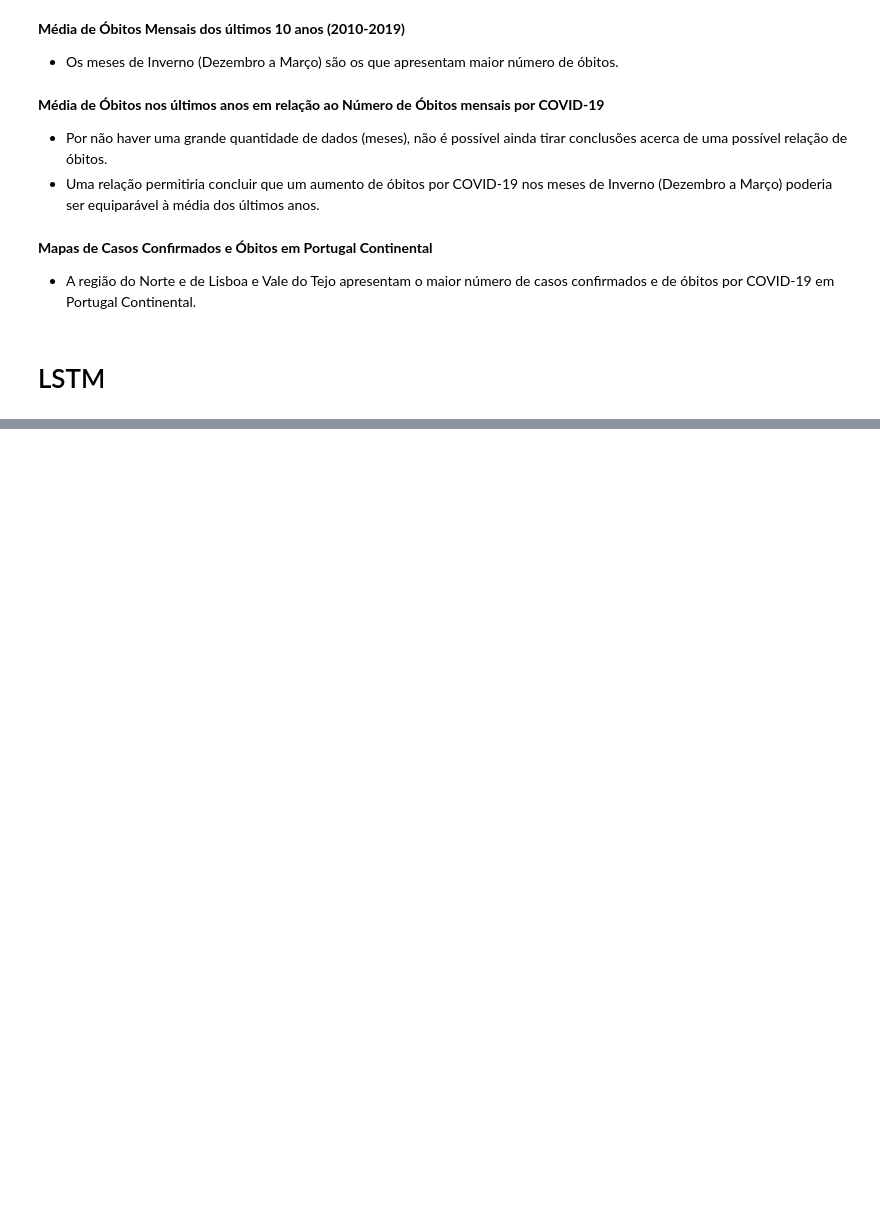
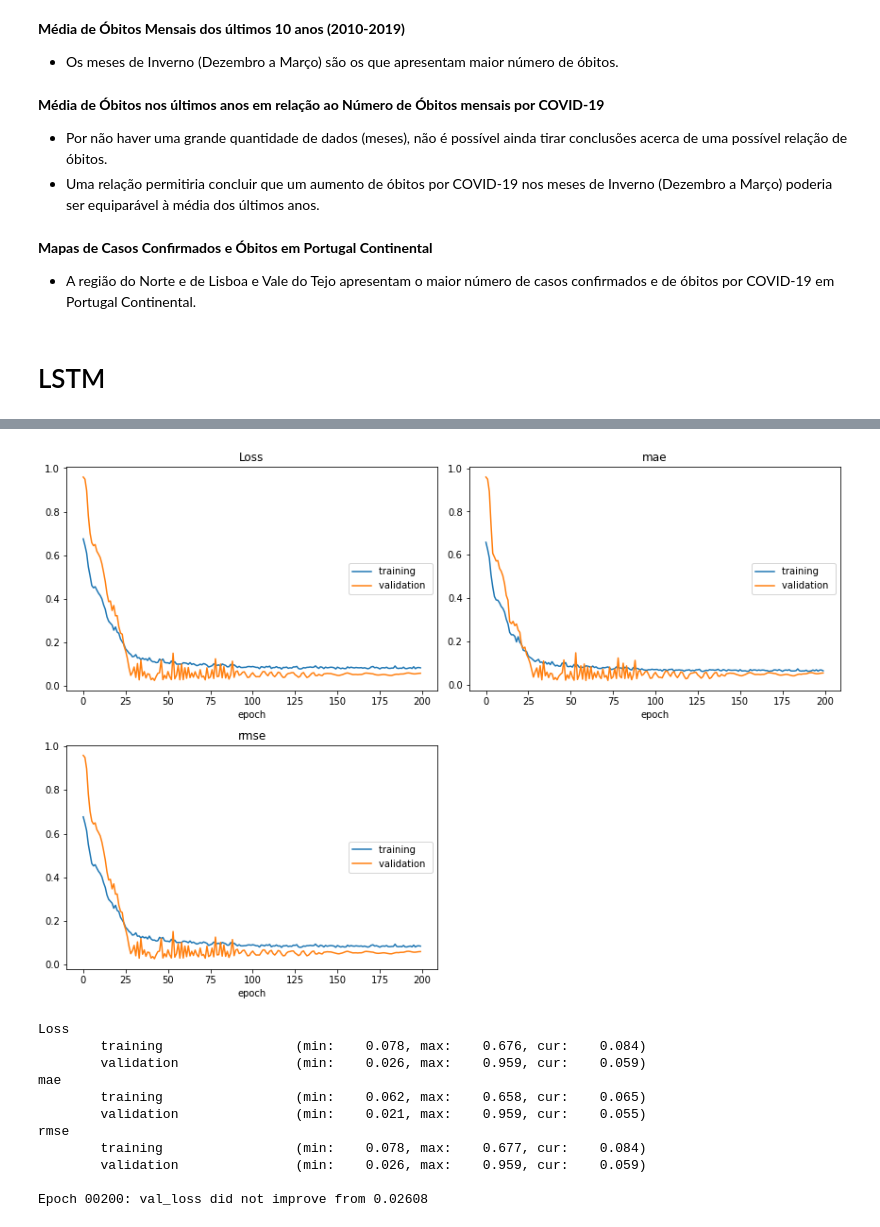
Before and after one commit to xRAFPx/AAII, a Jupyter notebook: Data_Analysis.ipynb, the cells around one changed output, grey strips where cells are left out. Saved outputs shown, nothing was run; the diff lists cells and outputs as text; code cells hidden in the pictures; blank space fills up the shorter version.

Commit message:
LSTM + GRU

```diff
--- a/Data_Analysis.ipynb
+++ b/Data_Analysis.ipynb
@@ -837,0 +908,5 @@ def data_normalization(df, normalization_range=(-1, 1)):
+# %%
+def rmse(y_true, y_pred):
+    #RMSE = tf.sqrt(tf.losses.mean_squared_error(y_pred, y_true))
+    #RMSE = tf.sqrt(tf.reduce_mean(tf.square(tf.subtract(y_pred, y_true))))
+    return tf.keras.backend.sqrt(tf.keras.backend.mean(tf.keras.backend.square(y_pred - y_true)))
@@ -837,0 +950,8 @@ def data_normalization(df, normalization_range=(-1, 1)):
+# %%
+epochs = 200
+univariate = 1
+batch_size = 16
+verbose = 1
+min_lr = 0.00002
+# %%
+model_norte = build_model_lstm(timesteps, univariate, h_neurons = 50, dropout_rate = 0.2)
@@ -837,0 +976,25 @@ def data_normalization(df, normalization_range=(-1, 1)):
+# %%
+def train_model(model, model_id):
+  checkpoint_filepath = "/content/drive/My Drive/Colab Notebooks/best_weights_" + str(model_id) + ".hdf5"
+  model_filepath = '/content/drive/My Drive/Colab Notebooks/model_' + str(model_id) + '.h5'
+  checkpointer = tf.keras.callbacks.ModelCheckpoint(filepath=checkpoint_filepath, monitor = 'val_loss', verbose=1, save_best_only=True)
+  lr = tf.keras.callbacks.ReduceLROnPlateau(monitor = 'val_loss', factor = 0.2, patience = 50, min_lr = min_lr)
+  history = model.fit(X_norte_train, y_norte_train, epochs = epochs, batch_size = batch_size, shuffle = False, verbose = 0, callbacks = [PlotLossesKerasTF(), checkpointer, lr], validation_data=(X_norte_valid, y_norte_valid))
+  model.load_weights(checkpoint_filepath)
+  model.save(model_filepath)
+  return history
+# %%
+history_norte = train_model(model_norte, 1)
+# %% [output]
+[figure, added]
+Loss
+        training                 (min:    0.078, max:    0.676, cur:    0.084)
+        validation               (min:    0.026, max:    0.959, cur:    0.059)
+mae
+        training                 (min:    0.062, max:    0.658, cur:    0.065)
+        validation               (min:    0.021, max:    0.959, cur:    0.055)
+rmse
+        training                 (min:    0.078, max:    0.677, cur:    0.084)
+        validation               (min:    0.026, max:    0.959, cur:    0.059)
+
+Epoch 00200: val_loss did not improve from 0.02608
```
Also changed, not shown: parts of 55 cells of this notebook.
